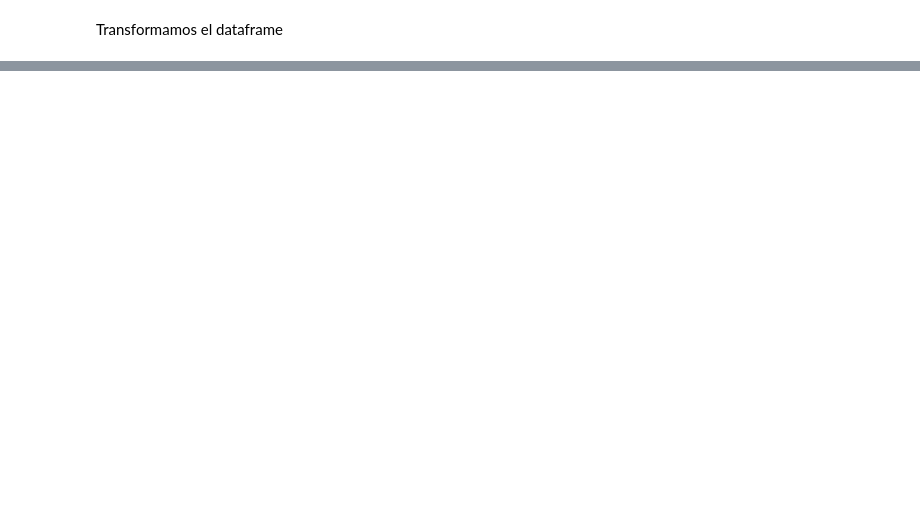
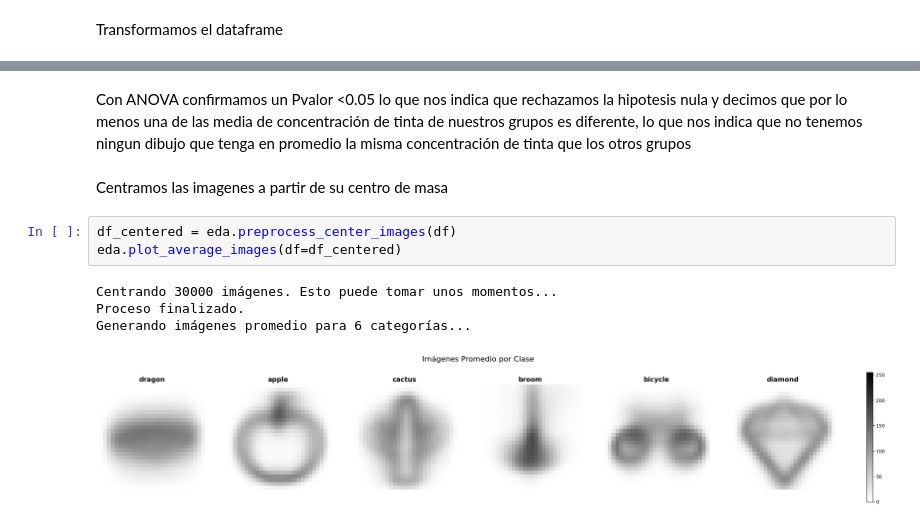
Before and after one commit to moonlightKiR/XGBOOST, a Jupyter notebook: src/main.ipynb, the cells around one changed output, grey strips where cells are left out. Saved outputs shown, nothing was run; the diff lists cells and outputs as text; blank space fills up the shorter version.

```diff
--- a/src/main.ipynb
+++ b/src/main.ipynb
@@ -96,0 +120,12 @@ Total: 0
+# %% [markdown]
+Con ANOVA confirmamos un Pvalor <0.05 lo que nos indica que rechazamos la hipotesis nula y decimos que por lo menos una de las media de concentración de tinta de nuestros grupos es diferente, lo que nos indica que no tenemos ningun dibujo que tenga en promedio la misma concentración de tinta que los otros grupos
+# %% [markdown]
+Centramos las imagenes a partir de su centro de masa
+# %%
+df_centered = eda.preprocess_center_images(df)
+eda.plot_average_images(df=df_centered)
+# %% [output]
+Centrando 30000 imágenes. Esto puede tomar unos momentos...
+Proceso finalizado.
+Generando imágenes promedio para 6 categorías...
+[figure, added]
```
Also changed, not shown: parts of 16 cells of this notebook, 2 other files.
